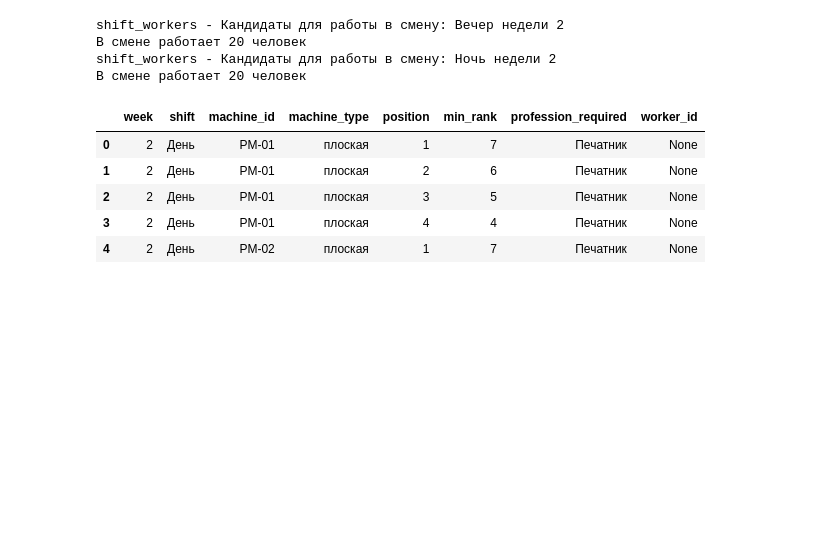
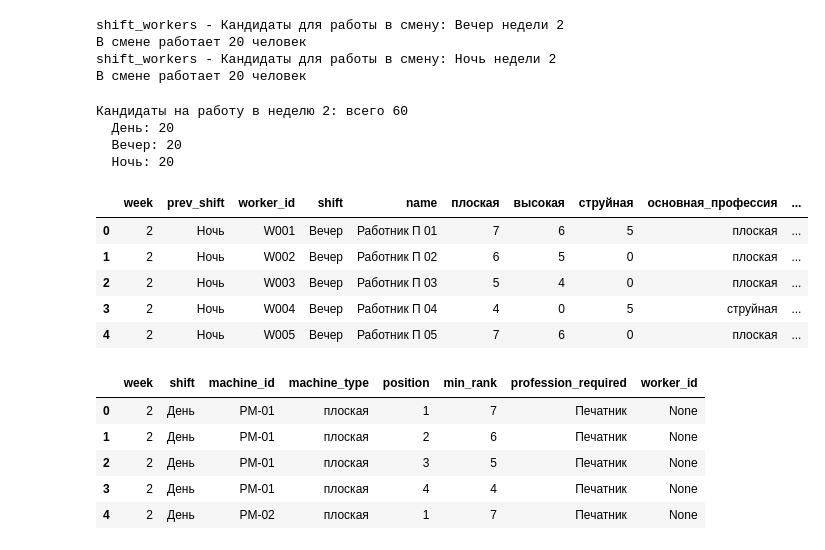
Before and after one commit to emikoff/shift_generator, a Jupyter notebook: Gen_V2.ipynb, the cells around one changed output. Drawn from its saved outputs; the diff is of its cells as text; code cells hidden in the pictures; blank space fills up the shorter version.

Commit message:
dev Реализован гениратор, 3х смен

```diff
--- a/Gen_V2.ipynb
+++ b/Gen_V2.ipynb
@@ -116,6 +116,55 @@ shift_workers - Кандидаты для работы в смену: Вечер
 В смене работает 20 человек
 shift_workers - Кандидаты для работы в смену: Ночь недели 2
 В смене работает 20 человек
+# %%
+def build_shift_rotation(schedule: pd.DataFrame, workers: pd.DataFrame, target_week: int) -> pd.DataFrame:
+    """
+    Формирует общий датафрейм кандидатов на target_week для всех смен сразу,
+    применяя правило переворота смен:
+        Ночь -> День, День -> Вечер, Вечер -> Ночь
+    """
+    shift_map = {"Ночь": "Вечер", "День": "Ночь", "Вечер": "День"}
+
+    # Базовый слой — прошлая неделя
+    prev = schedule.loc[schedule["week"] == target_week - 1].copy()
+
+    # Сохраним прошлую смену (на всякий случай для анализа)
+    prev = prev.rename(columns={"shift": "prev_shift"})
+
+    # Рассчитаем смену на следующую неделю и проставим неделю
+    prev["shift"] = prev["prev_shift"].map(shift_map)
+    prev["week"] = target_week
+
+    # Объединим с данными по работникам
+    result = prev.merge(workers, on="worker_id", how="left")
+
+    # Короткая статистика по сменам
+    counts = result["shift"].value_counts()
+    total = int(counts.sum())
+    print(f"Кандидаты на работу в неделю {target_week}: всего {total}")
+    for s in ["День", "Вечер", "Ночь"]:
+        print(f"  {s}: {int(counts.get(s, 0))}")
+
+    return result
+# %%
+shift_workers_all = build_shift_rotation(schedule, workers, target_week)
+display(shift_workers_all.head())
+
+# # При необходимости — получить конкретную смену:
+# shift_workers_day   = shift_workers_all.query('shift == "День"')
+# shift_workers_even  = shift_workers_all.query('shift == "Вечер"')
+# shift_workers_night = shift_workers_all.query('shift == "Ночь"')
+# %% [output]
+Кандидаты на работу в неделю 2: всего 60
+  День: 20
+  Вечер: 20
+  Ночь: 20
+|  | week | prev_shift | worker_id | shift | name | плоская | высокая | струйная | основная_профессия | ... |
+| 0 | 2 | Ночь | W001 | Вечер | Работник П 01 | 7 | 6 | 5 | плоская | ... |
+| 1 | 2 | Ночь | W002 | Вечер | Работник П 02 | 6 | 5 | 0 | плоская | ... |
+| 2 | 2 | Ночь | W003 | Вечер | Работник П 03 | 5 | 4 | 0 | плоская | ... |
+| 3 | 2 | Ночь | W004 | Вечер | Работник П 04 | 4 | 0 | 5 | струйная | ... |
+| 4 | 2 | Ночь | W005 | Вечер | Работник П 05 | 7 | 6 | 0 | плоская | ... |
 # %%
 # Для целевой смены получаем оборудование и требования по работникам
 def f_shift_equipment(plan, shif_name):
```
Also changed, not shown: parts of 15 cells of this notebook.
